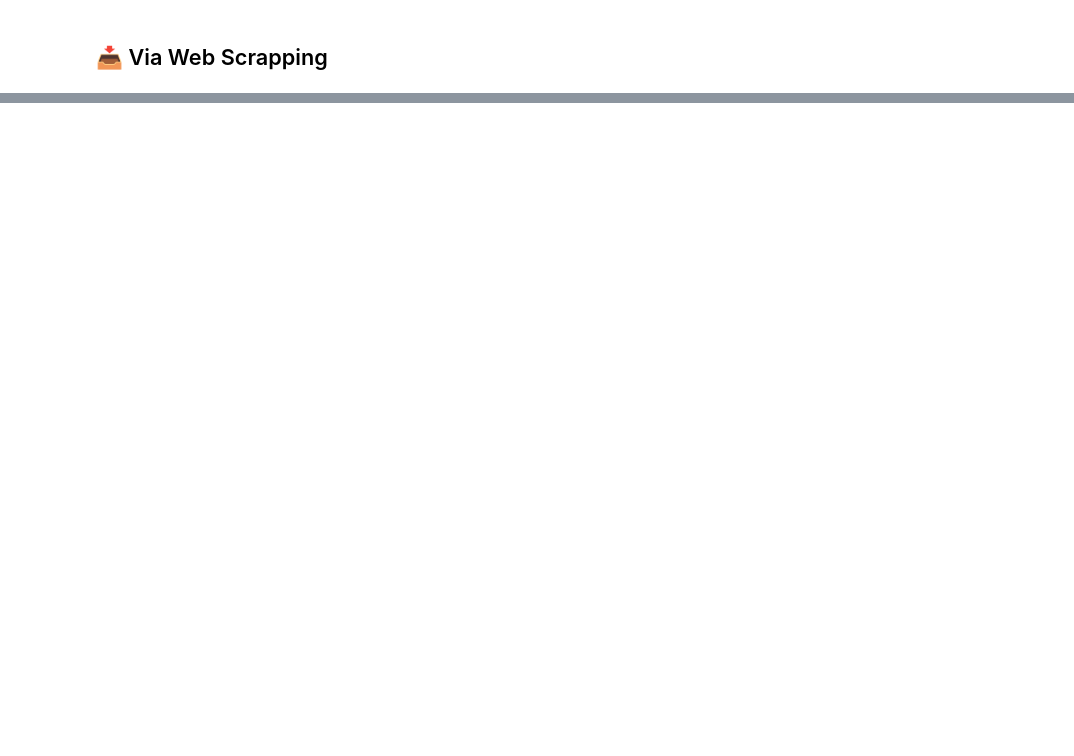
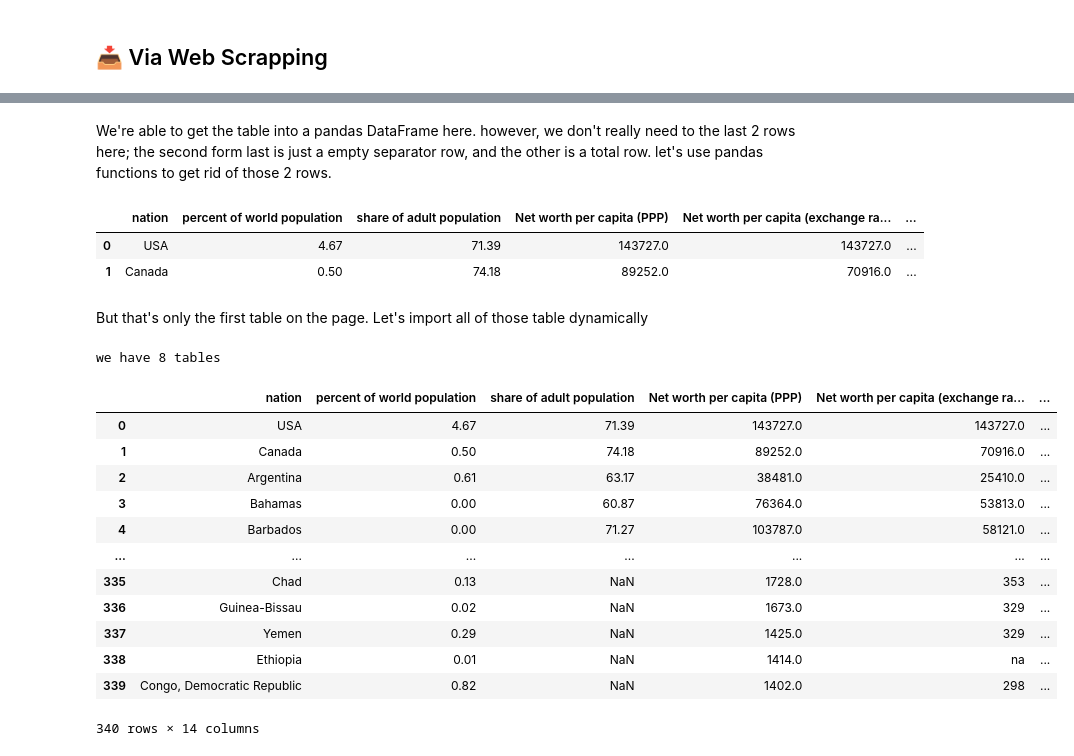
Before and after one commit to kellej6/IT4063C.github.io, a Jupyter notebook: content/course-notes/5.working-with-data/2.data-sources.ipynb, the cells around one changed output, grey strips where cells are left out. Cells and saved outputs as stored; diff of their text form; code cells hidden in the pictures; blank space fills up the shorter version.

Commit message:
web scrapping data from a wikipedia page

```diff
--- a/content/course-notes/5.working-with-data/2.data-sources.ipynb
+++ b/content/course-notes/5.working-with-data/2.data-sources.ipynb
@@ -447,0 +530,8 @@ df.head()
+# %%
+from bs4 import BeautifulSoup
+import requests
+
+url = "https://en.wikipedia.org/wiki/Wealth_distribution_by_country"
+page = requests.get(url) # Get the page
+soup = BeautifulSoup(page.content, 'html.parser') # Parse the HTML as a string
+print(soup.prettify()) # Print the parsed data of html
@@ -447,0 +556,6 @@ df.head()
+# %%
+tables = soup.find_all('table')
+
+# Get the first table
+df = pd.read_html(str(tables[0]))[0]
+df
@@ -447,0 +568,35 @@ df.head()
+# %% [markdown]
+We're able to get the table into a pandas DataFrame here. however, we don't really need to the last 2 rows here; the second form last is just a empty separator row, and the other is a total row. let's use pandas functions to get rid of those 2 rows.
+# %%
+# remove the last 2 rows of pandas DataFrame
+df = df[:-2]
+df
+# %% [output]
+|  | nation | percent of world population | share of adult population | Net worth per capita (PPP) | Net worth per capita (exchange ra... | ... |
+| 0 | USA | 4.67 | 71.39 | 143727.0 | 143727.0 | ... |
+| 1 | Canada | 0.50 | 74.18 | 89252.0 | 70916.0 | ... |
+# %% [markdown]
+But that's only the first table on the page. Let's import all of those table dynamically
+# %%
+print('we have %1d tables' % (len(tables)))
+# %% [output]
+we have 8 tables
+# %%
+for i in range(1, len(tables)):
+    df = pd.concat([df, pd.read_html(str(tables[i]))[0]], ignore_index=True)
+    df = df[:-2]
+df
+# %% [output]
+|  | nation | percent of world population | share of adult population | Net worth per capita (PPP) | Net worth per capita (exchange ra... | ... |
+| 0 | USA | 4.67 | 71.39 | 143727.0 | 143727.0 | ... |
+| 1 | Canada | 0.50 | 74.18 | 89252.0 | 70916.0 | ... |
+| 2 | Argentina | 0.61 | 63.17 | 38481.0 | 25410.0 | ... |
+| 3 | Bahamas | 0.00 | 60.87 | 76364.0 | 53813.0 | ... |
+| 4 | Barbados | 0.00 | 71.27 | 103787.0 | 58121.0 | ... |
+| ... | ... | ... | ... | ... | ... | ... |
+| 335 | Chad | 0.13 | NaN | 1728.0 | 353 | ... |
+| 336 | Guinea-Bissau | 0.02 | NaN | 1673.0 | 329 | ... |
+| 337 | Yemen | 0.29 | NaN | 1425.0 | 329 | ... |
+| 338 | Ethiopia | 0.01 | NaN | 1414.0 | na | ... |
+| 339 | Congo, Democratic Republic | 0.82 | NaN | 1402.0 | 298 | ... |
+340 rows × 14 columns
```
Also changed, not shown: parts of 9 cells of this notebook, 8 other files.
